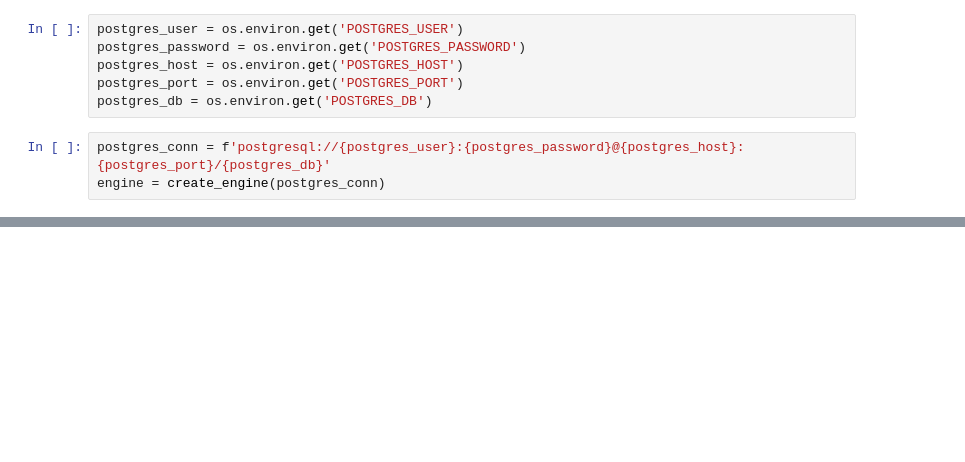
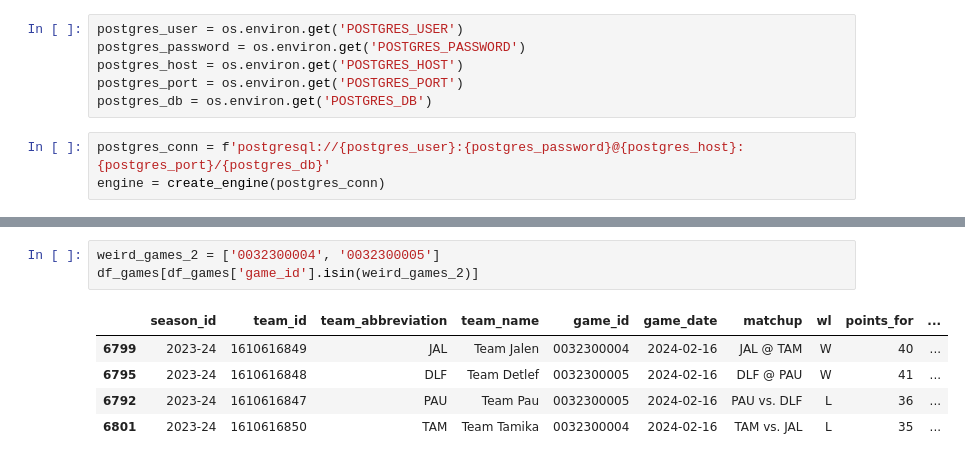
Before and after one commit to tbukic/NBA-Ingame-Win-Probability, a Jupyter notebook: notebooks/02-data_exploration.ipynb, the cells around one changed output, grey strips where cells are left out. Drawn from its saved outputs; the diff is of its cells as text; blank space fills up the shorter version.

```diff
--- a/notebooks/02-data_exploration.ipynb
+++ b/notebooks/02-data_exploration.ipynb
@@ -89,0 +101,9 @@ pg_restore: processing data for table "public.teams"
+# %%
+weird_games_2 = ['0032300004', '0032300005']
+df_games[df_games['game_id'].isin(weird_games_2)]
+# %% [output]
+|  | season_id | team_id | team_abbreviation | team_name | game_id | game_date | matchup | wl | points_for | ... |
+| 6799 | 2023-24 | 1610616849 | JAL | Team Jalen | 0032300004 | 2024-02-16 | JAL @ TAM | W | 40 | ... |
+| 6795 | 2023-24 | 1610616848 | DLF | Team Detlef | 0032300005 | 2024-02-16 | DLF @ PAU | W | 41 | ... |
+| 6792 | 2023-24 | 1610616847 | PAU | Team Pau | 0032300005 | 2024-02-16 | PAU vs. DLF | L | 36 | ... |
+| 6801 | 2023-24 | 1610616850 | TAM | Team Tamika | 0032300004 | 2024-02-16 | TAM vs. JAL | L | 35 | ... |
```
Also changed, not shown: parts of 20 cells of this notebook, 4 other files.
